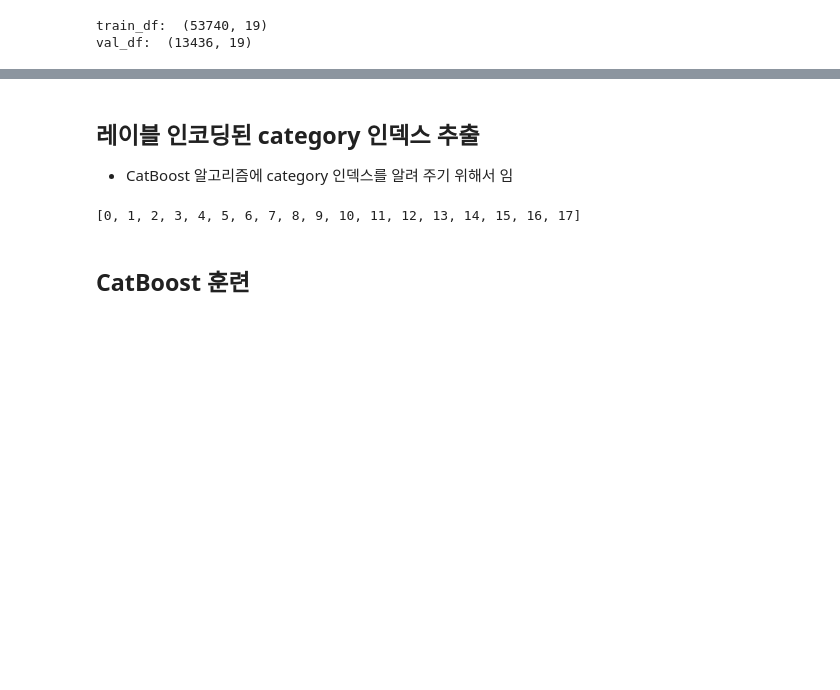
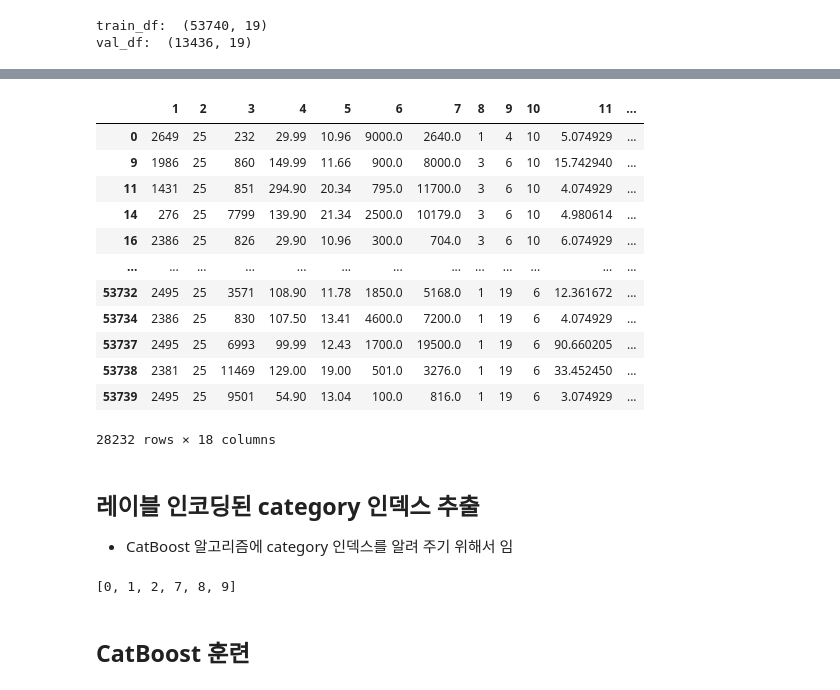
Before and after one commit to gonsoomoon-ml/predict-delivery-time, a Jupyter notebook: brazil_ecommerce/2.3.CatBoost.ipynb, the cells around one changed output, grey strips where cells are left out. Saved outputs shown, nothing was run; the diff lists cells and outputs as text; code cells hidden in the pictures; blank space fills up the shorter version.

```diff
--- a/brazil_ecommerce/2.3.CatBoost.ipynb
+++ b/brazil_ecommerce/2.3.CatBoost.ipynb
@@ -44,15 +44,31 @@ display(val_df.head())
 # %%
 X_train, y_train = train_df.iloc[:,1:], train_df.iloc[:,0]
 X_val, y_val = val_df.iloc[:,1:], val_df.iloc[:,0]
+# %%
+X_train[X_train.iloc[:,1] == 25]
+# %% [output]
+|  | 1 | 2 | 3 | 4 | 5 | 6 | 7 | 8 | 9 | 10 | 11 | ... |
+| 0 | 2649 | 25 | 232 | 29.99 | 10.96 | 9000.0 | 2640.0 | 1 | 4 | 10 | 5.074929 | ... |
+| 9 | 1986 | 25 | 860 | 149.99 | 11.66 | 900.0 | 8000.0 | 3 | 6 | 10 | 15.742940 | ... |
+| 11 | 1431 | 25 | 851 | 294.90 | 20.34 | 795.0 | 11700.0 | 3 | 6 | 10 | 4.074929 | ... |
+| 14 | 276 | 25 | 7799 | 139.90 | 21.34 | 2500.0 | 10179.0 | 3 | 6 | 10 | 4.980614 | ... |
+| 16 | 2386 | 25 | 826 | 29.90 | 10.96 | 300.0 | 704.0 | 3 | 6 | 10 | 6.074929 | ... |
+| ... | ... | ... | ... | ... | ... | ... | ... | ... | ... | ... | ... | ... |
+| 53732 | 2495 | 25 | 3571 | 108.90 | 11.78 | 1850.0 | 5168.0 | 1 | 19 | 6 | 12.361672 | ... |
+| 53734 | 2386 | 25 | 830 | 107.50 | 13.41 | 4600.0 | 7200.0 | 1 | 19 | 6 | 4.074929 | ... |
+| 53737 | 2495 | 25 | 6993 | 99.99 | 12.43 | 1700.0 | 19500.0 | 1 | 19 | 6 | 90.660205 | ... |
+| 53738 | 2381 | 25 | 11469 | 129.00 | 19.00 | 501.0 | 3276.0 | 1 | 19 | 6 | 33.452450 | ... |
+| 53739 | 2495 | 25 | 9501 | 54.90 | 13.04 | 100.0 | 816.0 | 1 | 19 | 6 | 3.074929 | ... |
+28232 rows × 18 columns
 # %% [markdown]
 ## 레이블 인코딩된 category 인덱스 추출
 - CatBoost 알고리즘에 category 인덱스를 알려 주기 위해서 임
 # %%
-cat_features_index = (X_train.dtypes == 'int64').index.tolist()
+cat_features_index = X_train.columns[X_train.dtypes == 'int64'].tolist()
 cat_features_index = [num -1 for num in cat_features_index]
 cat_features_index
 # %% [output]
-[0, 1, 2, 3, 4, 5, 6, 7, 8, 9, 10, 11, 12, 13, 14, 15, 16, 17]
+[0, 1, 2, 7, 8, 9]
 # %% [markdown]
 ## CatBoost 훈련
 # %%
```
Also changed, not shown: parts of 7 cells of this notebook, 4 other files.
